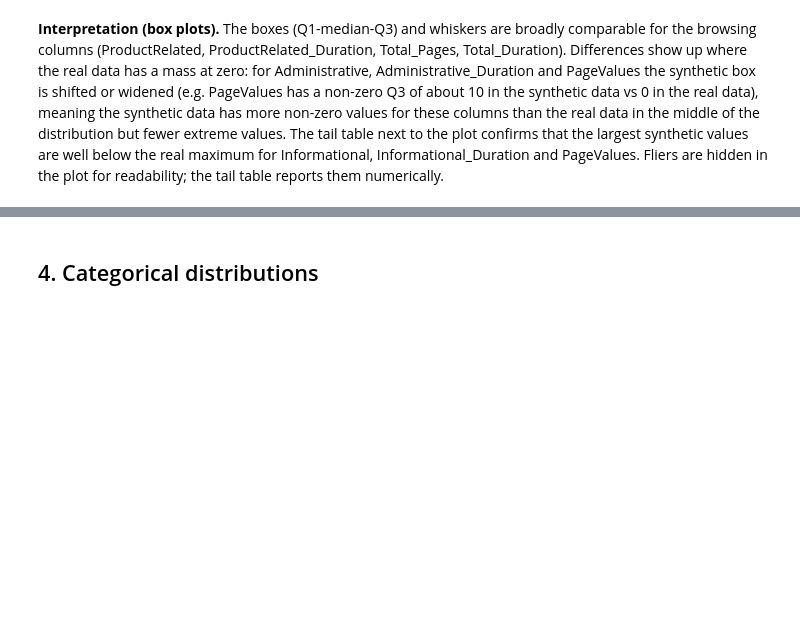
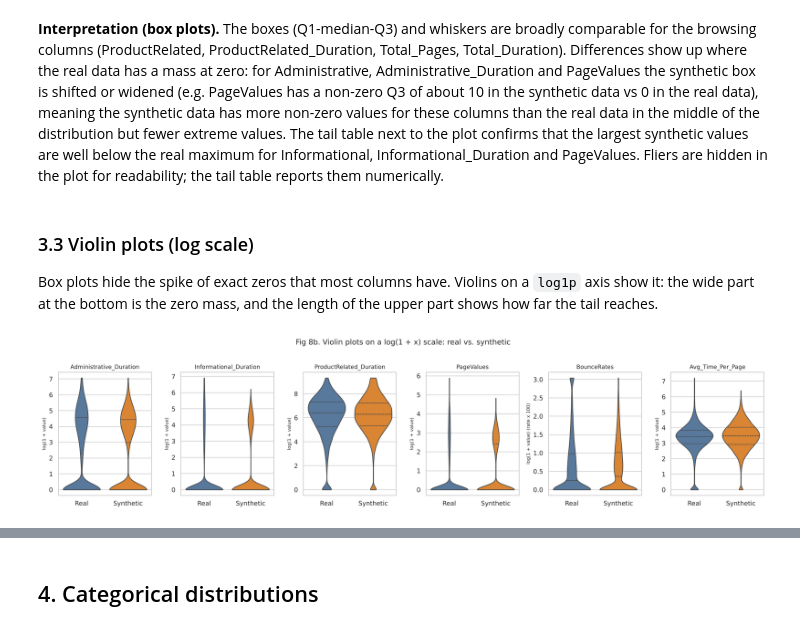
Before and after one commit to DawarAhmed27/REAL-vs.-SYNTHETIC-DATA-COMPARATIVE-ANALYSIS-AND-VISUALIZATION, a Jupyter notebook: notebooks/03_quality_evaluation.ipynb, the cells around one changed output, grey strips where cells are left out. Cells and saved outputs as stored; diff of their text form; code cells hidden in the pictures; blank space fills up the shorter version.

Commit message:
Phase 4: add violin plots (Fig 8b) to quality evaluation and report

```diff
--- a/notebooks/03_quality_evaluation.ipynb
+++ b/notebooks/03_quality_evaluation.ipynb
@@ -169,3 +169,17 @@ display(tail.round(2))
 | Product_Page_Share | 1.000 | 1.000 | 1.000 | 1.000 |
 # %% [markdown]
 **Interpretation (box plots).** The boxes (Q1-median-Q3) and whiskers are broadly comparable for the browsing columns (ProductRelated, ProductRelated_Duration, Total_Pages, Total_Duration). Differences show up where the real data has a mass at zero: for Administrative, Administrative_Duration and PageValues the synthetic box is shifted or widened (e.g. PageValues has a non-zero Q3 of about 10 in the synthetic data vs 0 in the real data), meaning the synthetic data has more non-zero values for these columns than the real data in the middle of the distribution but fewer extreme values. The tail table next to the plot confirms that the largest synthetic values are well below the real maximum for Informational, Informational_Duration and PageValues. Fliers are hidden in the plot for readability; the tail table reports them numerically.
+# %% [markdown]
+### 3.3 Violin plots (log scale)
+Box plots hide the spike of exact zeros that most columns have. Violins on a `log1p` axis show it: the wide part at the bottom is the zero mass, and the length of the upper part shows how far the tail reaches.
+# %%
+VCOLS = ["Administrative_Duration", "Informational_Duration", "ProductRelated_Duration", "PageValues", "BounceRates", "Avg_Time_Per_Page"]
+fig, axes = plt.subplots(1, len(VCOLS), figsize=(18, 4.2))
+for ax, c in zip(axes, VCOLS):
+    v = both[["data", c]].copy(); v[c] = np.log1p(v[c] * (100 if c == "BounceRates" else 1))
+    sns.violinplot(data=v, x="data", y=c, hue="data", palette=PAL, ax=ax, cut=0, inner="quartile", legend=False, density_norm="width")
+    ax.set_title(c, fontsize=10); ax.set_xlabel(""); ax.set_ylabel("log(1 + value)" + (" (rate x 100)" if c == "BounceRates" else ""), fontsize=8)
+fig.suptitle("Fig 8b. Violin plots on a log(1 + x) scale: real vs. synthetic", y=1.02, fontsize=13)
+fig.tight_layout(); fig.savefig(FIG_DIR / "fig08b_violins.png", bbox_inches="tight"); plt.show()
+# %% [output]
+[figure, added]
```
Also changed, not shown: parts of 1 cell of this notebook, 3 other files.
